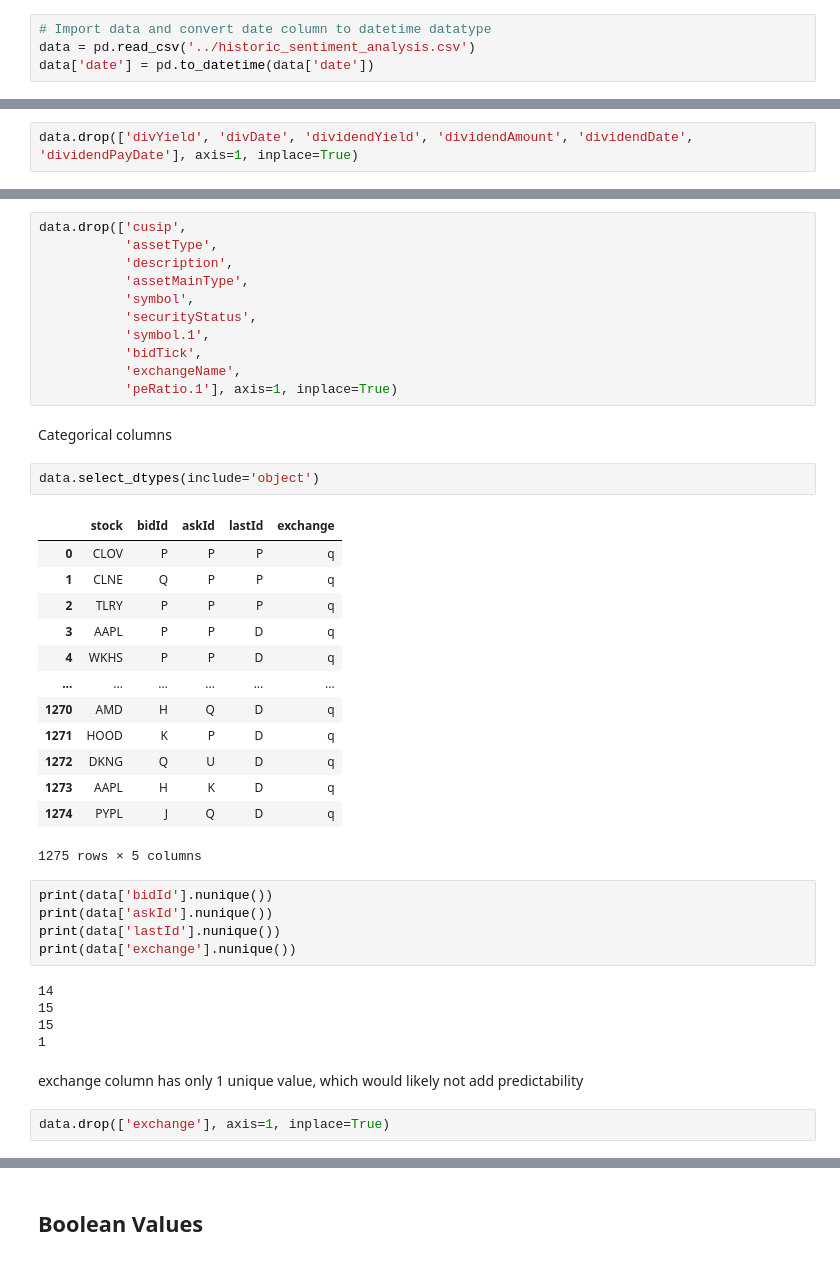
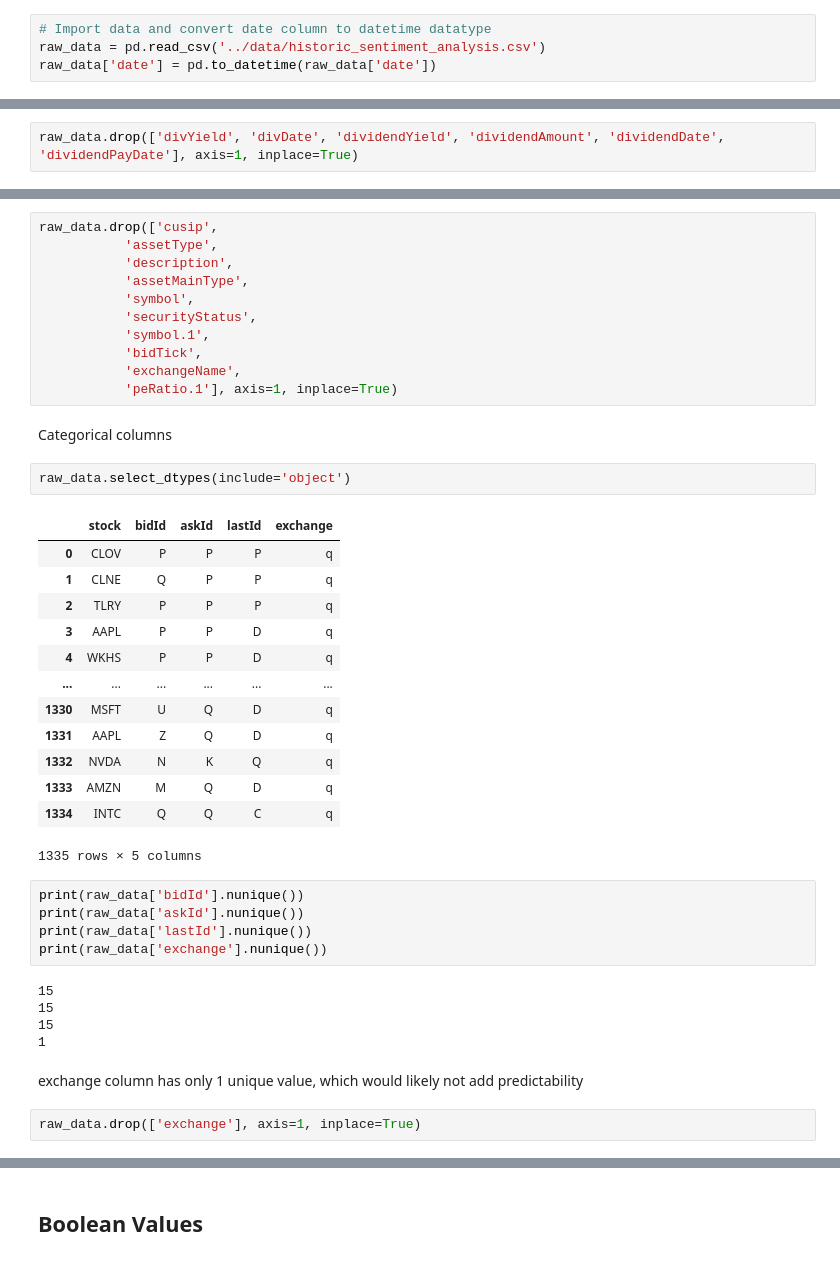
Before and after one commit to mdominguez2010/wsb-sentiment-analysis, a Jupyter notebook: model/model.ipynb, the cells around one changed output, grey strips where cells are left out. Drawn from its saved outputs; the diff is of its cells as text.

```diff
--- a/model/model.ipynb
+++ b/model/model.ipynb
@@ -32,6 +32,6 @@ import time
 # Cleaning the Data
 # %%
 # Import data and convert date column to datetime datatype
-data = pd.read_csv('../historic_sentiment_analysis.csv')
-data['date'] = pd.to_datetime(data['date'])
+raw_data = pd.read_csv('../data/historic_sentiment_analysis.csv')
+raw_data['date'] = pd.to_datetime(raw_data['date'])
 # %%
@@ -84,11 +84,11 @@ For simplicity, let's consolidate them columns into one as follows:
     - Whether the stock pays a dividend or not
     - How much is paid per stock owned
 # %%
-data.drop(['divYield', 'divDate', 'dividendYield', 'dividendAmount', 'dividendDate', 'dividendPayDate'], axis=1, inplace=True)
+raw_data.drop(['divYield', 'divDate', 'dividendYield', 'dividendAmount', 'dividendDate', 'dividendPayDate'], axis=1, inplace=True)
 # %% [markdown]
 Several columns are either identifiers, duplicates or empty, we don't need them for this project
 # %%
-data.drop(['cusip',
+raw_data.drop(['cusip',
            'assetType',
            'description',
            'assetMainType',
@@ -101,33 +101,33 @@ data.drop(['cusip',
 # %% [markdown]
 Categorical columns
 # %%
-data.select_dtypes(include='object')
+raw_data.select_dtypes(include='object')
 # %% [output]
 |  | stock | bidId | askId | lastId | exchange |
 | 0 | CLOV | P | P | P | q |
 | 1 | CLNE | Q | P | P | q |
 | 2 | TLRY | P | P | P | q |
 | 3 | AAPL | P | P | D | q |
 | 4 | WKHS | P | P | D | q |
 | ... | ... | ... | ... | ... | ... |
-| 1270 | AMD | H | Q | D | q |
-| 1271 | HOOD | K | P | D | q |
-| 1272 | DKNG | Q | U | D | q |
-| 1273 | AAPL | H | K | D | q |
-| 1274 | PYPL | J | Q | D | q |
+| 1330 | MSFT | U | Q | D | q |
+| 1331 | AAPL | Z | Q | D | q |
+| 1332 | NVDA | N | K | Q | q |
+| 1333 | AMZN | M | Q | D | q |
+| 1334 | INTC | Q | Q | C | q |
-1275 rows × 5 columns
+1335 rows × 5 columns
 # %%
-print(data['bidId'].nunique())
-print(data['askId'].nunique())
-print(data['lastId'].nunique())
-print(data['exchange'].nunique())
+print(raw_data['bidId'].nunique())
+print(raw_data['askId'].nunique())
+print(raw_data['lastId'].nunique())
+print(raw_data['exchange'].nunique())
 # %% [output]
-14
+15
 15
 15
 1
 # %% [markdown]
 exchange column has only 1 unique value, which would likely not add predictability
 # %%
-data.drop(['exchange'], axis=1, inplace=True)
+raw_data.drop(['exchange'], axis=1, inplace=True)
 # %%
```
Also changed, not shown: parts of 19 cells of this notebook, 3 other files.
